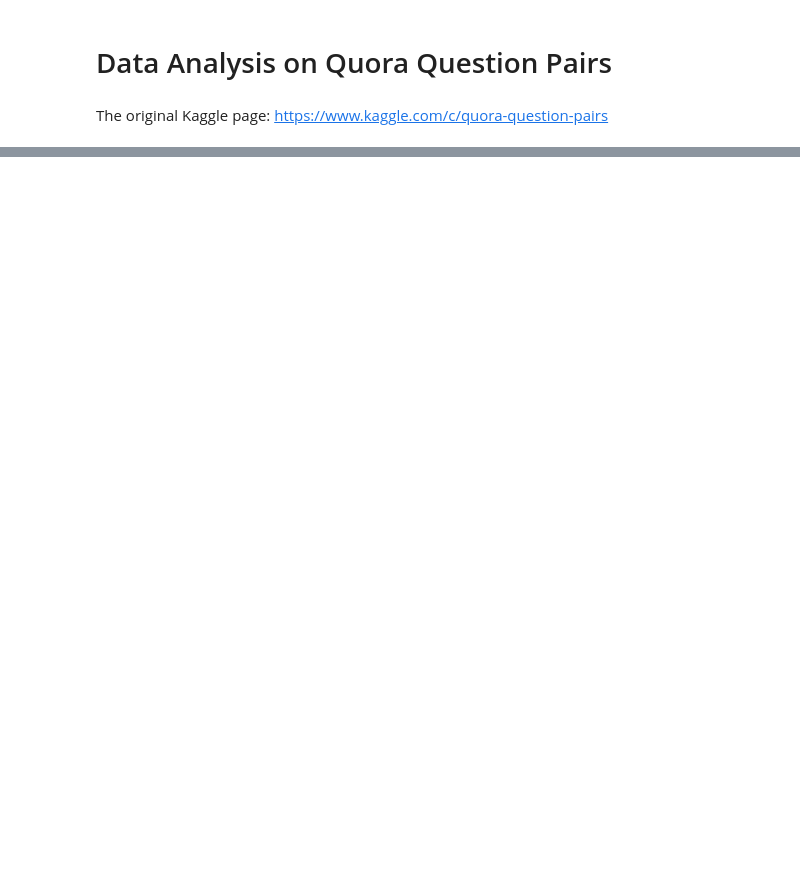
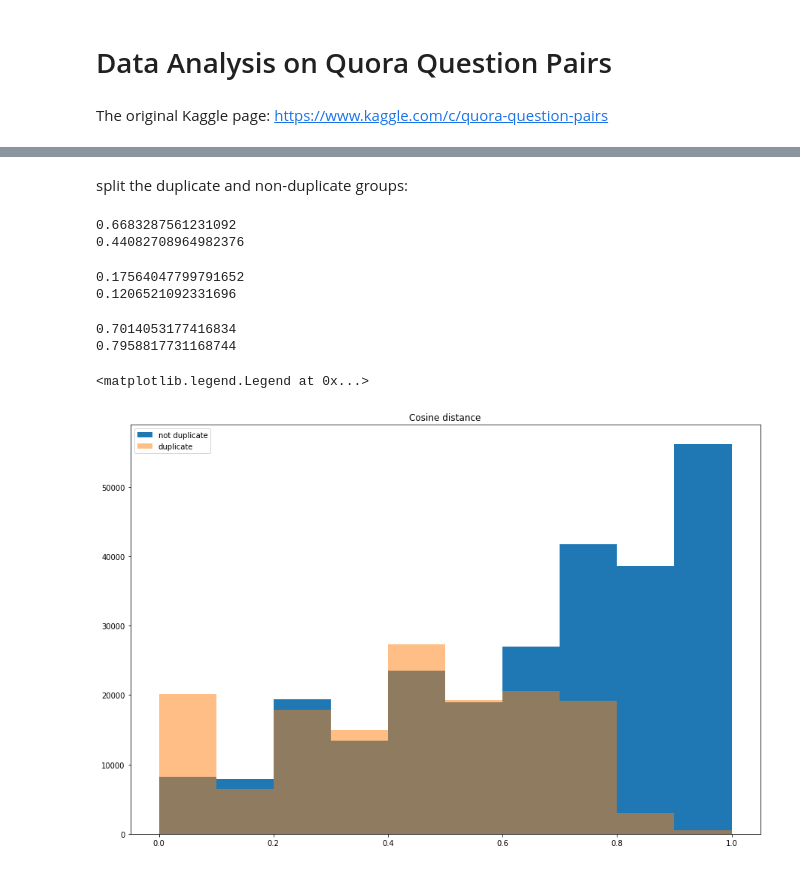
Before and after one commit to Allegro-Leon-Li/QuestionPairAnalysis, a Jupyter notebook: ProjectNotebook.ipynb, the cells around one changed output, grey strips where cells are left out. Saved outputs shown, nothing was run; the diff lists cells and outputs as text; code cells hidden in the pictures; blank space fills up the shorter version.

Commit message:
Preliminary data analysis * tf-idf, length, jaccard * histograms

```diff
--- a/ProjectNotebook.ipynb
+++ b/ProjectNotebook.ipynb
@@ -80,0 +55,13 @@ qpair_vector = vectorizer.fit_transform(q_pairs.values.astype('U'))
+# %%
+vectorizer = TfidfVectorizer(stop_words='english')
+def get_dis(row):
+    try:
+        vec = vectorizer.fit_transform([row['question1'], row['question2']])
+    #     print(row['question1'])
+    #     print(row['question2'])
+    #     print(vectorizer.get_feature_names())
+        vec = vec.todense()
+        return cosine(vec[0], vec[1])
+    except:
+        return 1.0
+df['dis'] = df.apply(get_dis, axis=1)
@@ -80,0 +70,6 @@ qpair_vector = vectorizer.fit_transform(q_pairs.values.astype('U'))
+# %%
+def find_len_diff(row):
+    l1 = len(row['question1'])
+    l2 = len(row['question2'])
+    return abs(l1 - l2) / (l1 + l2)
+df['len_diff'] = df.apply(find_len_diff, axis=1)
@@ -80,0 +78,41 @@ qpair_vector = vectorizer.fit_transform(q_pairs.values.astype('U'))
+# %%
+def jaccard(row):
+    s1 = set(row['question1'])
+    s2 = set(row['question2'])
+    return len(s1.intersection(s2)) / len(s1.union(s2))
+df['jaccard'] = df.apply(jaccard, axis=1)
+# %% [markdown]
+split the duplicate and non-duplicate groups:
+# %%
+notdup = df[df['is_duplicate']==0].dis
+dup = df[df['is_duplicate']==1].dis
+print(notdup.mean())
+print(dup.mean())
+# %% [output]
+0.6683287561231092
+0.44082708964982376
+# %%
+notdup_len = df[df['is_duplicate']==0].len_diff
+dup_len = df[df['is_duplicate']==1].len_diff
+print(notdup_len.mean())
+print(dup_len.mean())
+# %% [output]
+0.17564047799791652
+0.1206521092331696
+# %%
+notdup_jac = df[df['is_duplicate']==0].jaccard
+dup_jac = df[df['is_duplicate']==1].jaccard
+print(notdup_jac.mean())
+print(dup_jac.mean())
+# %% [output]
+0.7014053177416834
+0.7958817731168744
+# %%
+plt.figure(figsize=(15, 10))
+plt.hist(notdup.dropna(), label='not duplicate')
+plt.hist(dup.dropna(), alpha=0.5,label='duplicate')
+plt.title('Cosine distance')
+plt.legend()
+# %% [output]
+<matplotlib.legend.Legend at 0x...>
+[figure, added]
```
Also changed, not shown: parts of 15 cells of this notebook.
